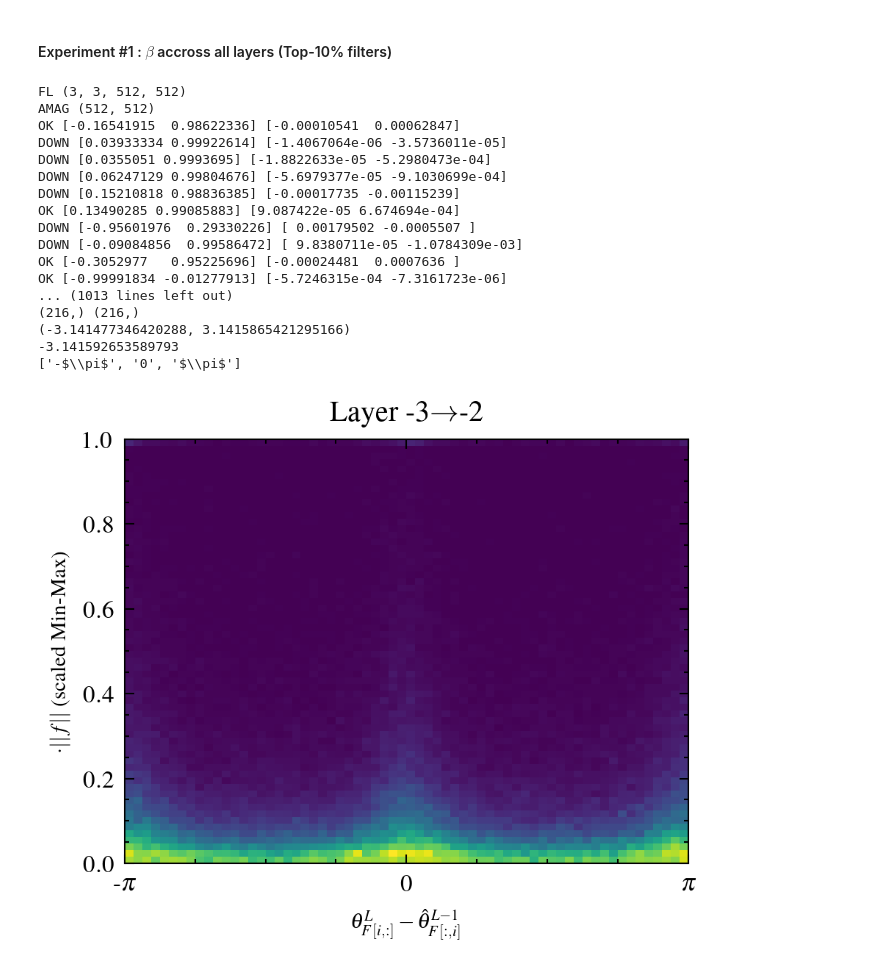
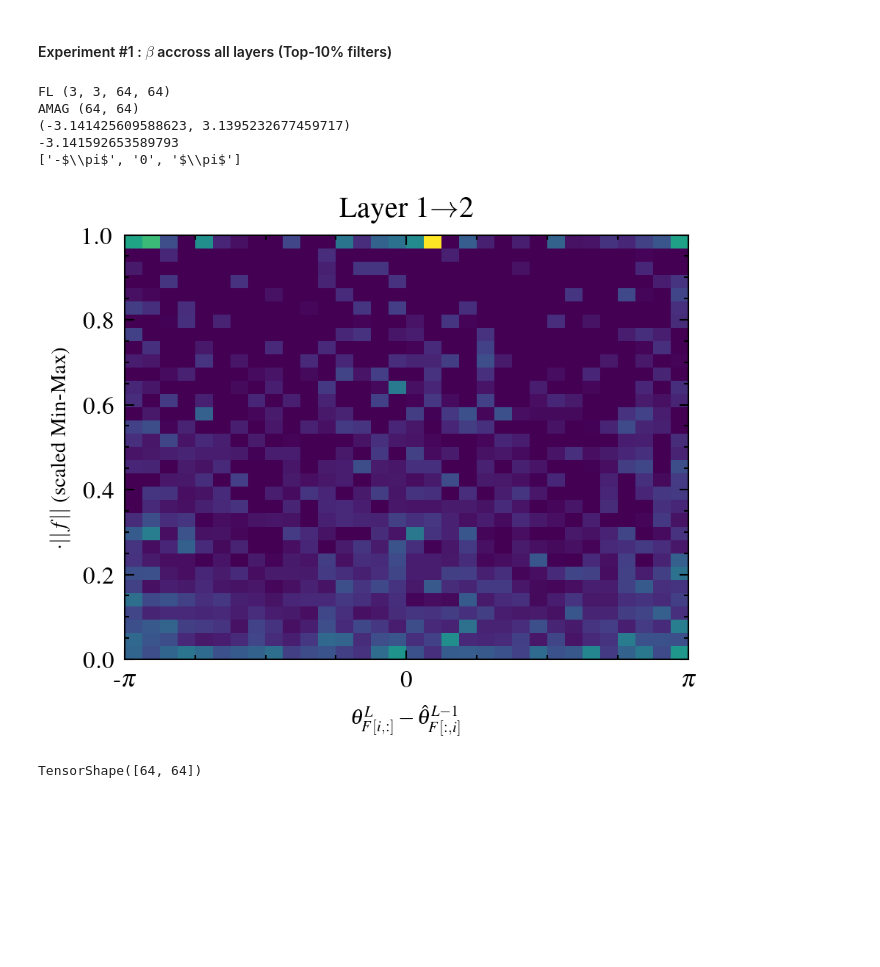
Before and after one commit to liamaltarac/CNN_Explorations, a Jupyter notebook: cosine_similarity/vgg16.ipynb, the cells around one changed output. Cells and saved outputs as stored; diff of their text form; code cells hidden in the pictures; blank space fills up the shorter version.

```diff
--- a/cosine_similarity/vgg16.ipynb
+++ b/cosine_similarity/vgg16.ipynb
@@ -65,10 +65,10 @@ def get_F_angle(F):
 	new_vec =    ((e_vec[0] * x + e_vec[1]*y)/(e_vec[0]**2+e_vec[1]**2))[:, None] * e_vec
 	new_vec = np.mean(new_vec, axis=0)
 
-	if any((np.sign(new_vec)-np.sign(e_vec))!=0) :
+	'''if any((np.sign(new_vec)-np.sign(e_vec))!=0) :
 		print("DOWN", e_vec, new_vec)
 	else:
-		print("OK", e_vec, new_vec)
+		print("OK", e_vec, new_vec)'''
 	'''if np.sign(e_vec[0]) != np.sign(x[np.argmax(np.abs(x))]):
 		e_vec *= -1'''
 		#print(e_val, e_vec)
@@ -82,7 +82,7 @@ for l in model.layers:
 			conv_layers.append(l)
 
 
-l_num = -3
+l_num = 1
 #top10Fprev=topKfilters(model, l_num-1, k=20)
 filtersLprev = get_filter(model, l_num-1)#[:,:,:,top10Fprev]
 #top10F=topKfilters(model, l_num, k=20)
@@ -109,7 +109,7 @@ beta = e_a/(e_a+e_s)
 
 
 
-mag = reduce_euclidean_norm(filtersL, axis=[0,1])
+e = reduce_euclidean_norm(filtersL, axis=[0,1])
 a_mag = reduce_euclidean_norm(a, axis=[0,1]).numpy()
 theta = getSobelTF(filtersL)
 
@@ -123,17 +123,18 @@ cos_sim = []
 m = []
 weight = []
 theta_F_prev = []
-for i in range(filtersLprev.shape[-1]):
+theta_F_prev = getDominantAngle(filtersLprev)
+'''for i in range(filtersLprev.shape[-1]):
 	theta_F_prev.append(get_F_angle(filtersLprev[:,:,:,i]))
-theta_F_prev = np.array(theta_F_prev)
+theta_F_prev = np.array(theta_F_prev)'''
 for i in range(filtersL.shape[-1]):
-	posChannels = tf.where(tf.greater(dc[:, i],0))[:,0].numpy()
-	mag = (a_mag[posChannels,i]**2 - reduce_min(a_mag[posChannels,i]**2 , axis=0, keepdims=True))/(reduce_max(a_mag[posChannels,i]**2 , axis=0, keepdims=True) - reduce_min(a_mag[posChannels,i]**2 , axis=0, keepdims=True))
-	print((theta_F_prev[posChannels] - theta[posChannels,i]).shape, mag.shape )
-	cos_sim.extend(theta_F_prev[posChannels] - theta[posChannels,i])#(np.cos(theta_F_prev - theta[i,:])))
+	#: = tf.where(tf.greater(dc[:, i],0))[:,0].numpy()
+	mag = (a_mag[:,i]**2 - reduce_min(a_mag[:,i]**2 , axis=0, keepdims=True))/(reduce_max(a_mag[:,i]**2 , axis=0, keepdims=True) - reduce_min(a_mag[:,i]**2 , axis=0, keepdims=True))
+	#print((theta_F_prev[:] - theta[:,i]).shape, mag.shape )
+	cos_sim.extend(theta_F_prev - theta[:,i])#(np.cos(theta_F_prev - theta[i,:])))
 	m.extend(mag.numpy())
-	#weight.extend(beta[i, :] * tf.reduce_mean(betap[:, i]))
-weight = np.array(m)
+	weight.extend((e[:,i]**2 - reduce_min(e[:,i]**2 , axis=0, keepdims=True))/(reduce_max(e[:,i]**2 , axis=0, keepdims=True) - reduce_min(e[:,i]**2 , axis=0, keepdims=True)))
+weight = np.array(weight)
 m = np.array(m)
 
 
@@ -148,52 +149,44 @@ fig, ax= plt.subplots(1,1)
 
 data = np.array(cos_sim)
 data  = np.arctan2(np.sin(data), np.cos(data)) # (np.array(cos_sim) + np.pi) % (2 * np.pi) - np.pi
-ax.hist2d(data,m, bins=64)#, weights=weight)
+ax.hist2d(data,m, bins=32, weights=weight)
 print(ax.get_xlim())
 data_min, data_max = np.min(data), np.max(data)
 
 # Set the tick marks at intervals of π
 tick_min = np.floor(data_min / np.pi) * np.pi  # Start at the lowest multiple of π
 tick_max = np.ceil(data_max / np.pi) * np.pi    # End at the highest multiple of π
 ticks = np.arange(tick_min, tick_max + np.pi, np.pi)  # Ticks spaced by π
 print(tick_min)
 # Format tick labels with π notation
 labels = [f"{int(t / np.pi)}π" if t != 0 else "0" for t in ticks]
 labels = [label.replace("π", "$\\pi$").replace("1$\\pi$", "$\\pi$") for label in labels]
 print(labels)
 # Set ticks and labels on the x-axis
 ax.set_xticks(ticks=ticks, labels=labels)
 
 
 
 
 #ax.convert_xunits(radians)
 ax.set_ylabel(r"$\cdot ||f||$ (scaled Min-Max)", fontsize=7)
 #ax.set_ylabel(r"Count", fontsize=7)
 ax.set_xlabel(r"$\mathbf{\theta}^{L}_{F[i, :]} - \hat{\theta}^{L-1}_{F[:, i]}$", fontsize=7)
 ax.set_title(f"Layer {l_num}"+r"$\rightarrow$"+f"{l_num+1}")
 
 
 plt.show()
 # %% [output]
-FL (3, 3, 512, 512)
-AMAG (512, 512)
-OK [-0.16541915  0.98622336] [-0.00010541  0.00062847]
-DOWN [0.03933334 0.99922614] [-1.4067064e-06 -3.5736011e-05]
-DOWN [0.0355051 0.9993695] [-1.8822633e-05 -5.2980473e-04]
-DOWN [0.06247129 0.99804676] [-5.6979377e-05 -9.1030699e-04]
-DOWN [0.15210818 0.98836385] [-0.00017735 -0.00115239]
-OK [0.13490285 0.99085883] [9.087422e-05 6.674694e-04]
-DOWN [-0.95601976  0.29330226] [ 0.00179502 -0.0005507 ]
-DOWN [-0.09084856  0.99586472] [ 9.8380711e-05 -1.0784309e-03]
-OK [-0.3052977   0.95225696] [-0.00024481  0.0007636 ]
-OK [-0.99991834 -0.01277913] [-5.7246315e-04 -7.3161723e-06]
-... (1013 lines left out)
-(216,) (216,)
-(-3.141477346420288, 3.1415865421295166)
+FL (3, 3, 64, 64)
+AMAG (64, 64)
+(-3.141425609588623, 3.1395232677459717)
 -3.141592653589793
 ['-$\\pi$', '0', '$\\pi$']
-[figure, old version]
+[figure, new version]
+# %%
+beta.shape
+# %% [output]
+TensorShape([64, 64])
 # %%
 
 vals = ax.hist2d(data,m, bins=16, weights=m)
```
Also changed, not shown: parts of 5 cells of this notebook, 18 other files.
